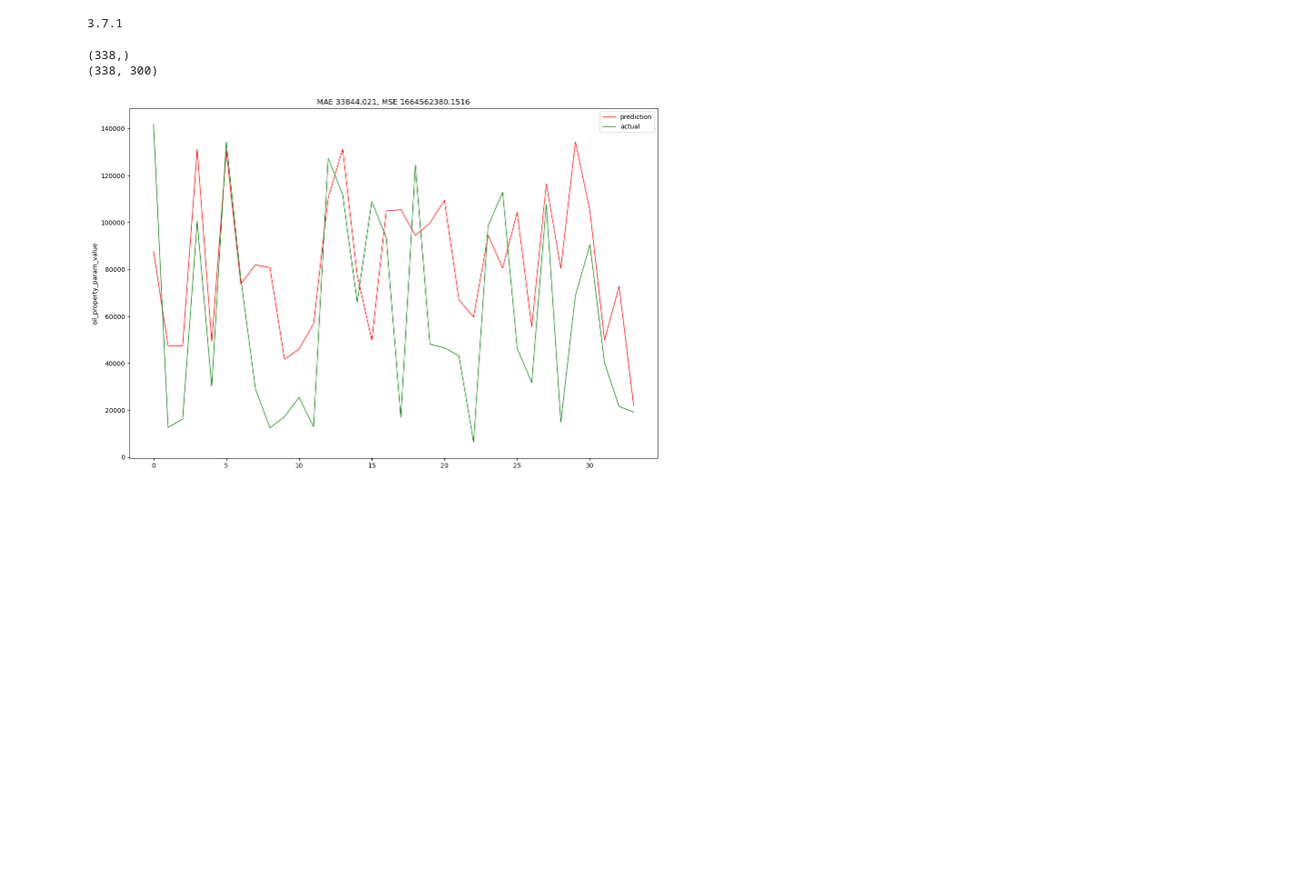
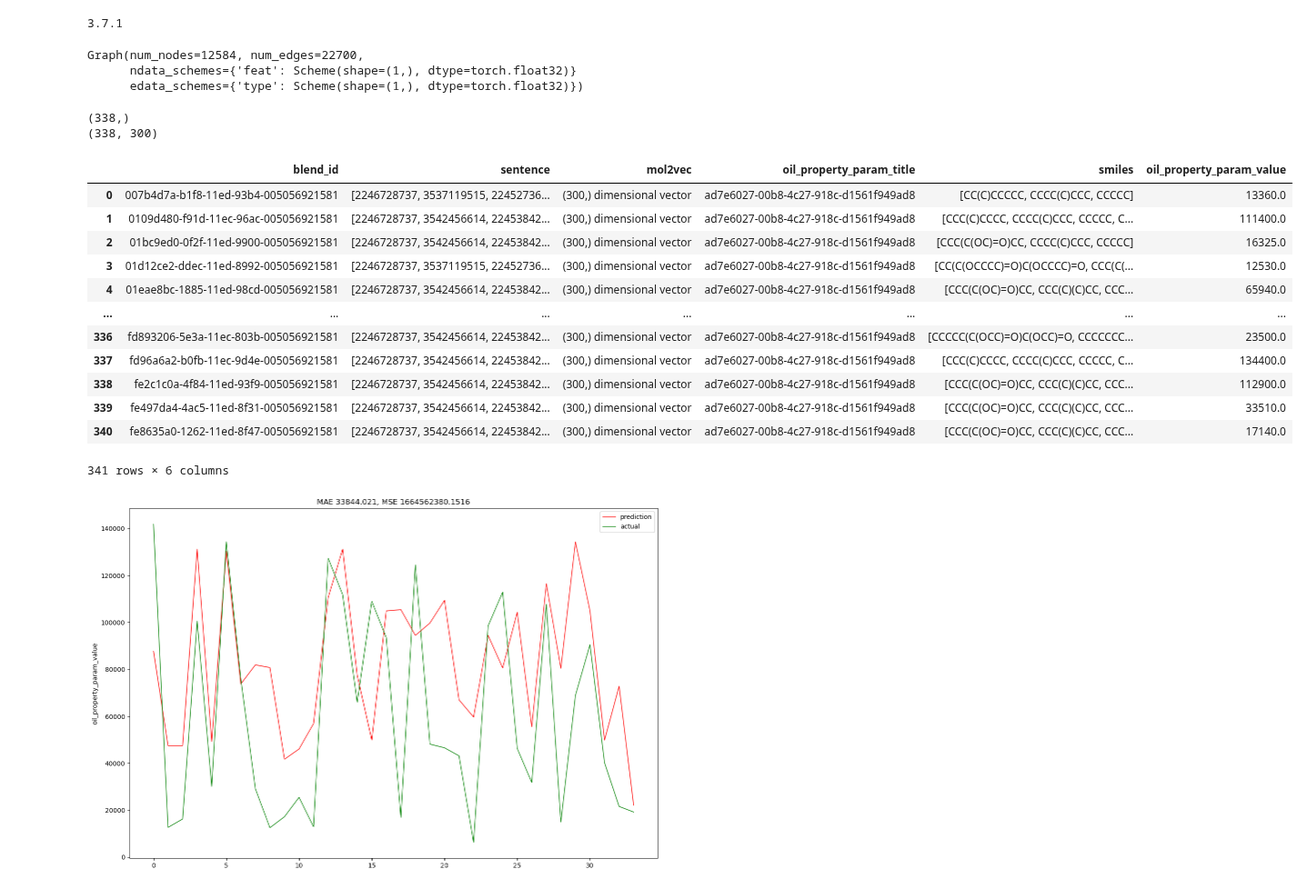
Before and after one commit to Neftekod/Oil-code, a Jupyter notebook: src/2wec.ipynb, the cells around one changed output. Shown at 91% size. Drawn from its saved outputs; the diff is of its cells as text; code cells hidden in the pictures; blank space fills up the shorter version.

```diff
--- a/src/2wec.ipynb
+++ b/src/2wec.ipynb
@@ -60,10 +40,33 @@ joined_df = pd.merge(grouped_mdf, smiles_df, on='blend_id', how='inner')
 X, y = preprocessor.xy_split(joined_df)
+# %%
+batched_graph = dgl.batch(graph_df['graphs'].tolist())
+batched_graph
+# %% [output]
+Graph(num_nodes=12584, num_edges=22700,
+      ndata_schemes={'feat': Scheme(shape=(1,), dtype=torch.float32)}
+      edata_schemes={'type': Scheme(shape=(1,), dtype=torch.float32)})
 # %%
 print(y.shape)
 print(X.shape)
 # %% [output]
 (338,)
 (338, 300)
+# %%
+joined_df
+# %% [output]
+|  | blend_id | sentence | mol2vec | oil_property_param_title | smiles | oil_property_param_value |
+| 0 | 007b4d7a-b1f8-11ed-93b4-005056921581 | [2246728737, 3537119515, 22452736... | (300,) dimensional vector | ad7e6027-00b8-4c27-918c-d1561f949ad8 | [CC(C)CCCCC, CCCC(C)CCC, CCCCC] | 13360.0 |
+| 1 | 0109d480-f91d-11ec-96ac-005056921581 | [2246728737, 3542456614, 22453842... | (300,) dimensional vector | ad7e6027-00b8-4c27-918c-d1561f949ad8 | [CCC(C)CCCC, CCCC(C)CCC, CCCCC, C... | 111400.0 |
+| 2 | 01bc9ed0-0f2f-11ed-9900-005056921581 | [2246728737, 3542456614, 22453842... | (300,) dimensional vector | ad7e6027-00b8-4c27-918c-d1561f949ad8 | [CCC(C(OC)=O)CC, CCCC(C)CCC, CCCCC] | 16325.0 |
+| 3 | 01d12ce2-ddec-11ed-8992-005056921581 | [2246728737, 3537119515, 22452736... | (300,) dimensional vector | ad7e6027-00b8-4c27-918c-d1561f949ad8 | [CC(C(OCCCC)=O)C(OCCCC)=O, CCC(C(... | 12530.0 |
+| 4 | 01eae8bc-1885-11ed-98cd-005056921581 | [2246728737, 3542456614, 22453842... | (300,) dimensional vector | ad7e6027-00b8-4c27-918c-d1561f949ad8 | [CCC(C(OC)=O)CC, CCC(C)(C)CC, CCC... | 65940.0 |
+| ... | ... | ... | ... | ... | ... | ... |
+| 336 | fd893206-5e3a-11ec-803b-005056921581 | [2246728737, 3542456614, 22453842... | (300,) dimensional vector | ad7e6027-00b8-4c27-918c-d1561f949ad8 | [CCCCC(C(OCC)=O)C(OCC)=O, CCCCCCC... | 23500.0 |
+| 337 | fd96a6a2-b0fb-11ec-9d4e-005056921581 | [2246728737, 3542456614, 22453842... | (300,) dimensional vector | ad7e6027-00b8-4c27-918c-d1561f949ad8 | [CCC(C)CCCC, CCCC(C)CCC, CCCCC, C... | 134400.0 |
+| 338 | fe2c1c0a-4f84-11ed-93f9-005056921581 | [2246728737, 3542456614, 22453842... | (300,) dimensional vector | ad7e6027-00b8-4c27-918c-d1561f949ad8 | [CCC(C(OC)=O)CC, CCC(C)(C)CC, CCC... | 112900.0 |
+| 339 | fe497da4-4ac5-11ed-8f31-005056921581 | [2246728737, 3542456614, 22453842... | (300,) dimensional vector | ad7e6027-00b8-4c27-918c-d1561f949ad8 | [CCC(C(OC)=O)CC, CCC(C)(C)CC, CCC... | 33510.0 |
+| 340 | fe8635a0-1262-11ed-8f47-005056921581 | [2246728737, 3542456614, 22453842... | (300,) dimensional vector | ad7e6027-00b8-4c27-918c-d1561f949ad8 | [CCC(C(OC)=O)CC, CCC(C)(C)CC, CCC... | 17140.0 |
+341 rows × 6 columns
 # %%
 def evaluation(model, X_test, y_test):
     prediction = model.predict(X_test)
```
Also changed, not shown: parts of 9 cells of this notebook, 1 other file.
